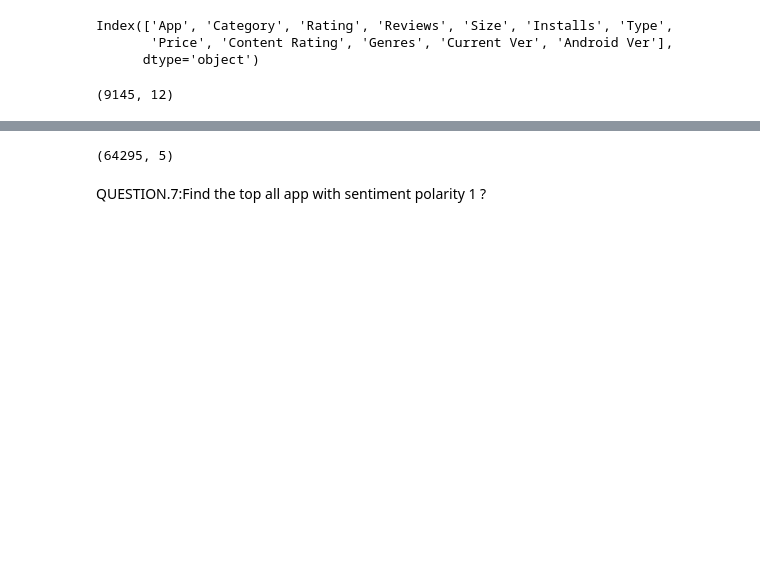
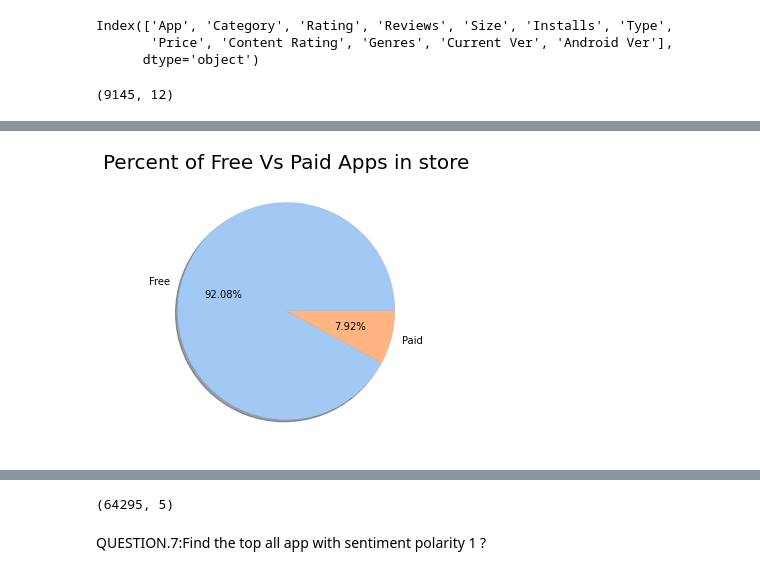
Before and after one commit to Swastik02aug/almabetter-EDA-project, a Jupyter notebook: Play_Store_App_Review_Analysis_Capstone_Project.ipynb, the cells around one changed output, grey strips where cells are left out. Saved outputs shown, nothing was run; the diff lists cells and outputs as text; code cells hidden in the pictures; blank space fills up the shorter version.

```diff
--- a/Play_Store_App_Review_Analysis_Capstone_Project.ipynb
+++ b/Play_Store_App_Review_Analysis_Capstone_Project.ipynb
@@ -249,0 +333,10 @@ psd.shape
+# %%
+#from the series we find that there are 8421 free apps and rest are paids
+plt.figure(figsize=(10,5))
+labels = x
+colors = sns.color_palette('pastel')[0:7]
+plt.pie(y, labels = labels, colors = colors, autopct='%.2f%%', shadow=True, startangle=0)
+plt.title('Percent of Free Vs Paid Apps in store',size = 20)
+plt.show()
+# %% [output]
+[figure, added]
```
Also changed, not shown: parts of 61 cells of this notebook.
